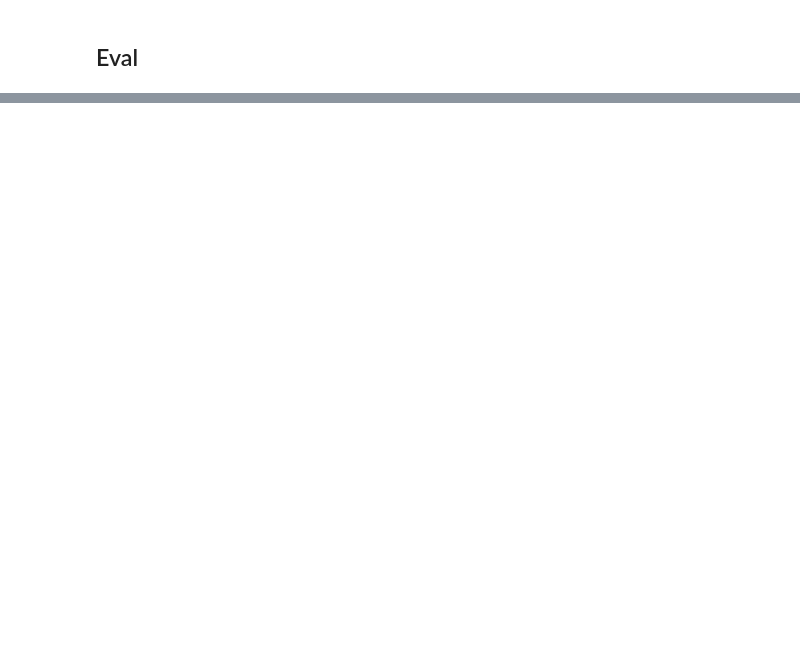
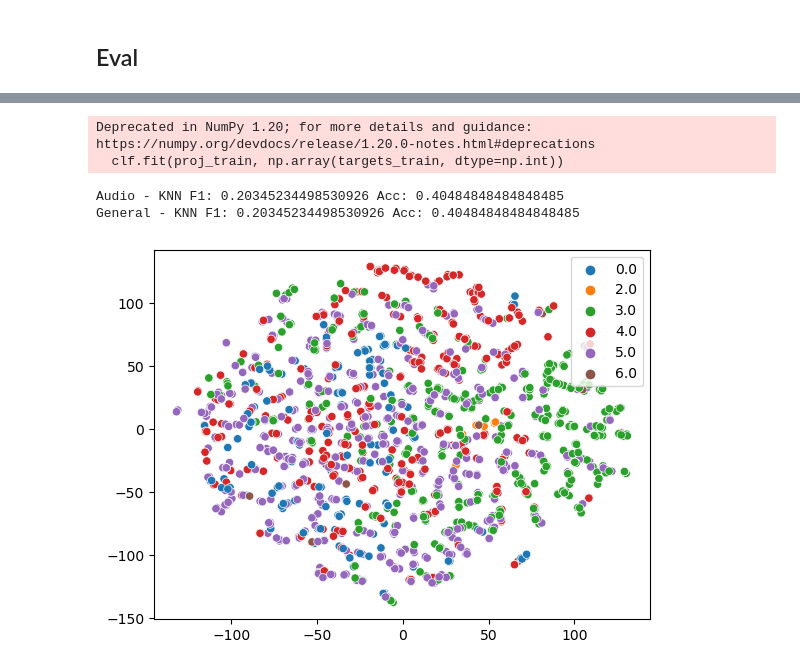
Before and after one commit to machadoprx/c4ai_audio_text_clip, a Jupyter notebook: c4ai_emotions_audio_text_clip_e2e.ipynb, the cells around one changed output, grey strips where cells are left out. Saved outputs shown, nothing was run; the diff lists cells and outputs as text; code cells hidden in the pictures; blank space fills up the shorter version.

```diff
--- a/c4ai_emotions_audio_text_clip_e2e.ipynb
+++ b/c4ai_emotions_audio_text_clip_e2e.ipynb
@@ -957,13 +987,14 @@ supcon_model = AudioTextCLIP(
     #AudioEncoder('superb/wav2vec2-base-superb-er')
     in_features_text=384,
     in_features_audio=768,
-    hidden_size=768,
+    hidden_size=1024,
     proj_size=128,
     use_graph_aug=False,
     freeze_text_enc=False,
-    freeze_audio_enc=True
+    freeze_audio_enc=False
 )
+
 
 supcon_model.to(0)
 
-supcon_model.load_state_dict(torch.load('./best_run_ok/pytorch_model_AudioTextCLIPvFinal_epoch_13_only_meld.bin')['model'])
+supcon_model.load_state_dict(torch.load('./pytorch_model_AudioTextCLIPvFinal_epoch_8_only_meld.bin')['model'])
@@ -970 +1023,3 @@ supcon_model.load_state_dict(torch.load('./best_run_ok/pytorch_model_AudioTextCL
+# %%
+supcon_model.clusterization_model = kmeans
 # %%
@@ -1003,7 +1070,9 @@ df_train_audio = df_meld_train
+# %%
+df_train_audio = df_iemocap_train[['path', 'label']]
 # %%
 #df_dev_audio = pd.concat([df_meld_dev, test_audio], axis=0)
 # %%
-#df_dev_audio = df_iemocap_test[['path', 'label']]
-df_dev_audio = df_meld_dev
+df_dev_audio = df_iemocap_test[['path', 'label']]
+#df_dev_audio = test_audio
 # %%
 len(df_train_audio)
@@ -1054,7 +1131,7 @@ with torch.no_grad():
 
         target = y_audio
 
-        x = [None, audio_paths]
+        x = [None, audio_paths, None]
 
         #with torch.autocast(device_type='cuda', dtype=torch.float16):
         _, _, wide, _ = supcon_model(x)
@@ -1085,7 +1162,7 @@ with torch.no_grad():
 
             target = y_audio
 
-            x = [None, audio_paths]
+            x = [None, audio_paths, None]
 
             _, _, wide, _ = supcon_model(x)
 
@@ -1115,30 +1192,36 @@ with torch.no_grad():
     targets_val = np.concatenate(targets_val, axis=0)
     preds = np.array(np.concatenate(preds, axis=0))
 
     #preds_texts = np.concatenate(preds_texts, axis=0)
     #targets_texts = np.concatenate(targets_texts, axis=0)
     preds_audios = np.concatenate(preds_audios, axis=0)
     targets_audios = np.concatenate(targets_audios, axis=0)
 
     audio_f1 = f1_score(targets_audios, preds_audios, average='macro')
     audio_acc = accuracy_score(targets_audios, preds_audios)
 
     text_f1 = f1_score(targets_texts, preds_texts, average='macro')
     text_acc = accuracy_score(targets_texts, preds_texts)
 
     curr_acc = f1_score(targets_val, preds, average='macro')
     curr_acc2 = accuracy_score(targets_val, preds)
 
     #print(f'Text - KNN F1: {text_f1} Acc: {text_acc}')
     print(f'Audio - KNN F1: {audio_f1} Acc: {audio_acc}')
     print(f'General - KNN F1: {curr_acc} Acc: {curr_acc2}')
 
     idx = np.random.randint(len(proj_val), size=2000)
 
     # A[idx,:]
     proj_val_samp = proj_val[idx, :]
     targets_val_samp = targets_val[idx]
     tsne = TSNE(n_components=2, learning_rate='auto', init='pca', perplexity=5).fit_transform(proj_val_samp)
 
     sns.scatterplot(x=tsne[:, 0], y=tsne[:, 1], hue=targets_val_samp, palette='tab10')
     plt.show()
+# %% [output]
+Deprecated in NumPy 1.20; for more details and guidance: https://numpy.org/devdocs/release/1.20.0-notes.html#deprecations
+  clf.fit(proj_train, np.array(targets_train, dtype=np.int))
+Audio - KNN F1: 0.20345234498530926 Acc: 0.40484848484848485
+General - KNN F1: 0.20345234498530926 Acc: 0.40484848484848485
+[figure, added]
```
Also changed, not shown: parts of 38 cells of this notebook.
